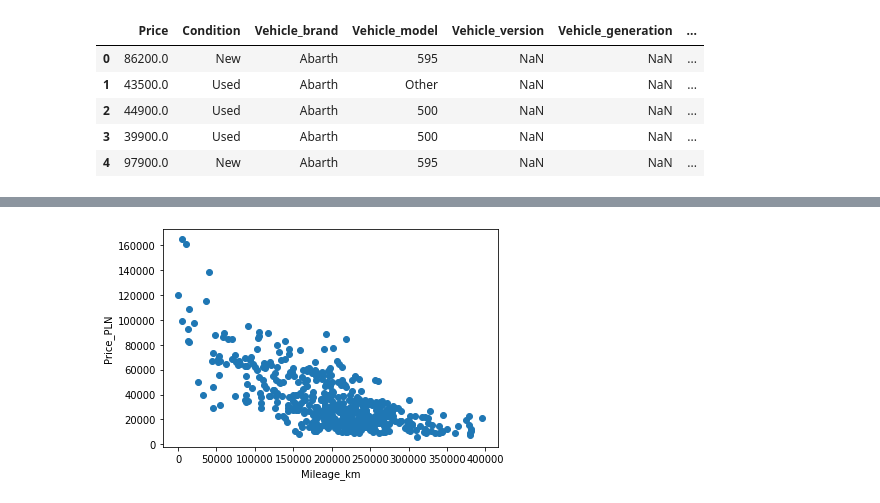
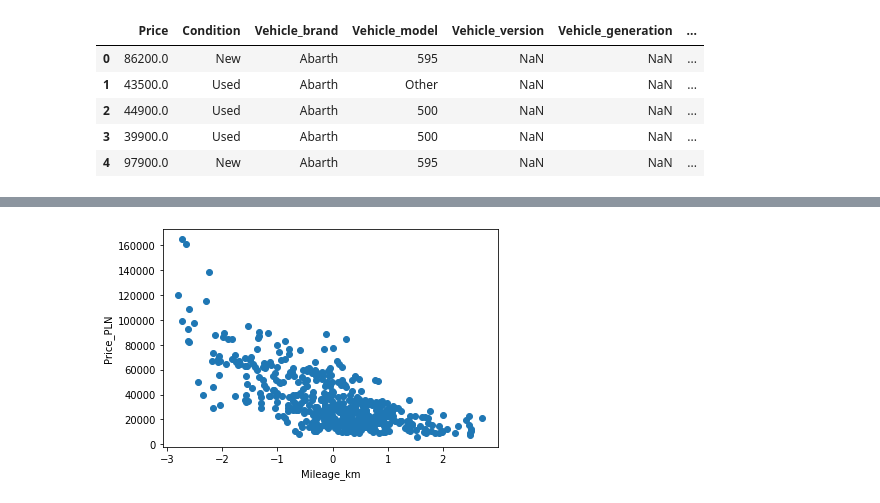
Before and after one commit to Karolina0110/DA, a Jupyter notebook: project/project.ipynb, the cells around one changed output, grey strips where cells are left out. Saved outputs shown, nothing was run; the diff lists cells and outputs as text; code cells hidden in the pictures.

Commit message:
normalize data

```diff
--- a/project/project.ipynb
+++ b/project/project.ipynb
@@ -49,3 +49,8 @@ audi_a3_2010 = audi_a3_cars[audi_a3_cars["Production_year"] == 2010]
 audi_a3_2000ccm = audi_a3_cars[audi_a3_cars["Displacement_cm3"] >= 1950]
 audi_a3_2000ccm = audi_a3_2000ccm[audi_a3_2000ccm["Displacement_cm3"] <= 2050]
 audi_a3_2000ccm = audi_a3_2000ccm.dropna()
+# %%
+data_normalized = audi_a3_2000ccm
+data_normalized['Production_year'] = (data_normalized['Production_year']-data_normalized['Production_year'].mean())/data_normalized['Production_year'].std()
+data_normalized['Mileage_km'] = (data_normalized['Mileage_km']-data_normalized['Mileage_km'].mean())/data_normalized['Mileage_km'].std()
+data_normalized.head()
@@ -99,4 +103,4 @@ plot_mean(audi_a3_2000ccm, "Production_year")
 # %%
-price_plot(audi_a3_2000ccm, "Mileage_km")
+price_plot(data_normalized, 'Mileage_km')
 # %% [output]
-[figure, old version]
+[figure, new version]
```
Also changed, not shown: parts of 19 cells of this notebook, 1 other file.
